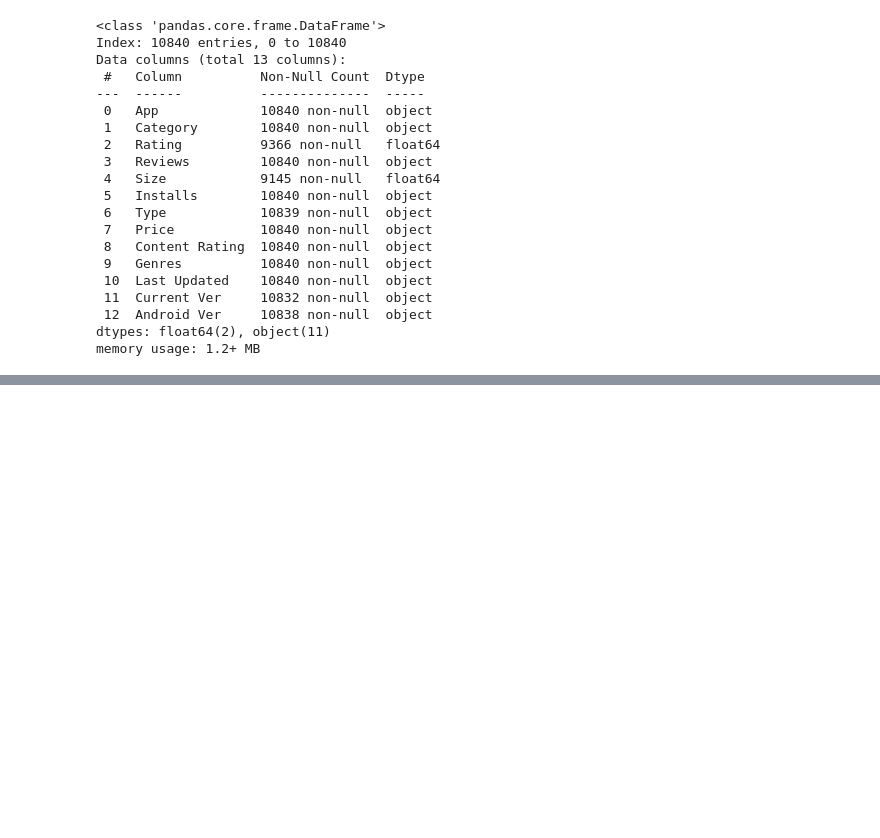
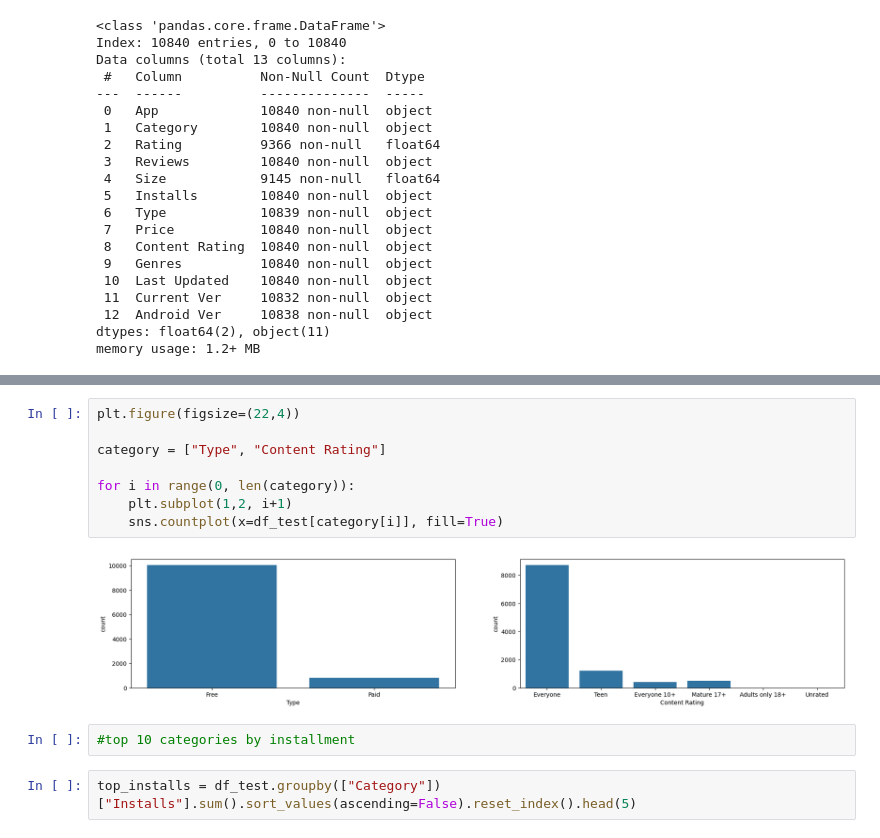
Before and after one commit to fatihsavaskurt/Python-Handbook, a Jupyter notebook: googleplaystore.ipynb, the cells around one changed output, grey strips where cells are left out. Cells and saved outputs as stored; diff of their text form; blank space fills up the shorter version.

```diff
--- a/googleplaystore.ipynb
+++ b/googleplaystore.ipynb
@@ -204,0 +291,14 @@ memory usage: 1.2+ MB
+# %%
+plt.figure(figsize=(22,4))
+
+category = ["Type", "Content Rating"]
+
+for i in range(0, len(category)):
+    plt.subplot(1,2, i+1)
+    sns.countplot(x=df_test[category[i]], fill=True)
+# %% [output]
+[figure, added]
+# %%
+#top 10 categories by installment
+# %%
+top_installs = df_test.groupby(["Category"])["Installs"].sum().sort_values(ascending=False).reset_index().head(5)
```
Also changed, not shown: parts of 26 cells of this notebook, 2 other files.
